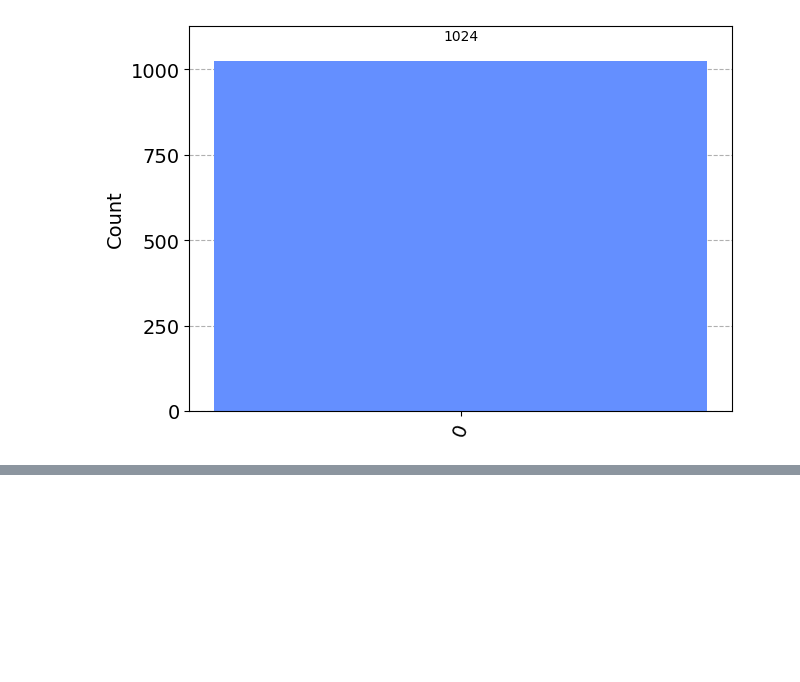
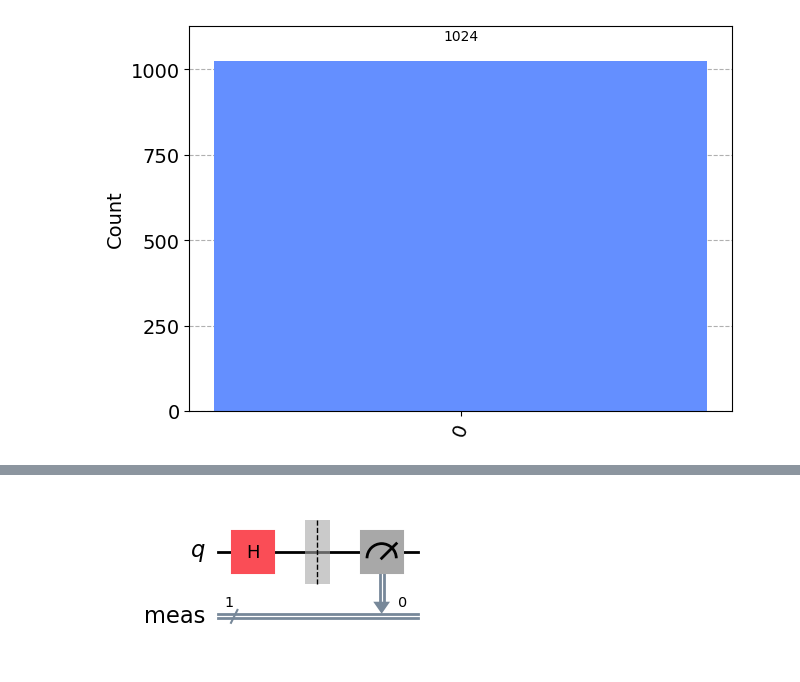
Before and after one commit to quantumseminar/textbook, a Jupyter notebook: 04gate/02gate.ipynb, the cells around one changed output, grey strips where cells are left out. Saved outputs shown, nothing was run; the diff lists cells and outputs as text; code cells hidden in the pictures; blank space fills up the shorter version.

```diff
--- a/04gate/02gate.ipynb
+++ b/04gate/02gate.ipynb
@@ -174,0 +177,14 @@ Zが使えないと困るので、便利なアダマールゲートを考えま
+# %%
+# 量子回路を準備。量子ゲートとその結果を格納する古典レジスタと呼ばれるものを準備
+qc = QuantumCircuit(1)
+
+# Hゲートを0番目の量子ビットに適用
+qc.h(0)
+
+# 測定で結果を確定する操作
+qc.measure_all()
+
+# 回路を確認する
+qc.draw(output='mpl')
+# %% [output]
+[figure, added]
```
Also changed, not shown: parts of 9 cells of this notebook.
